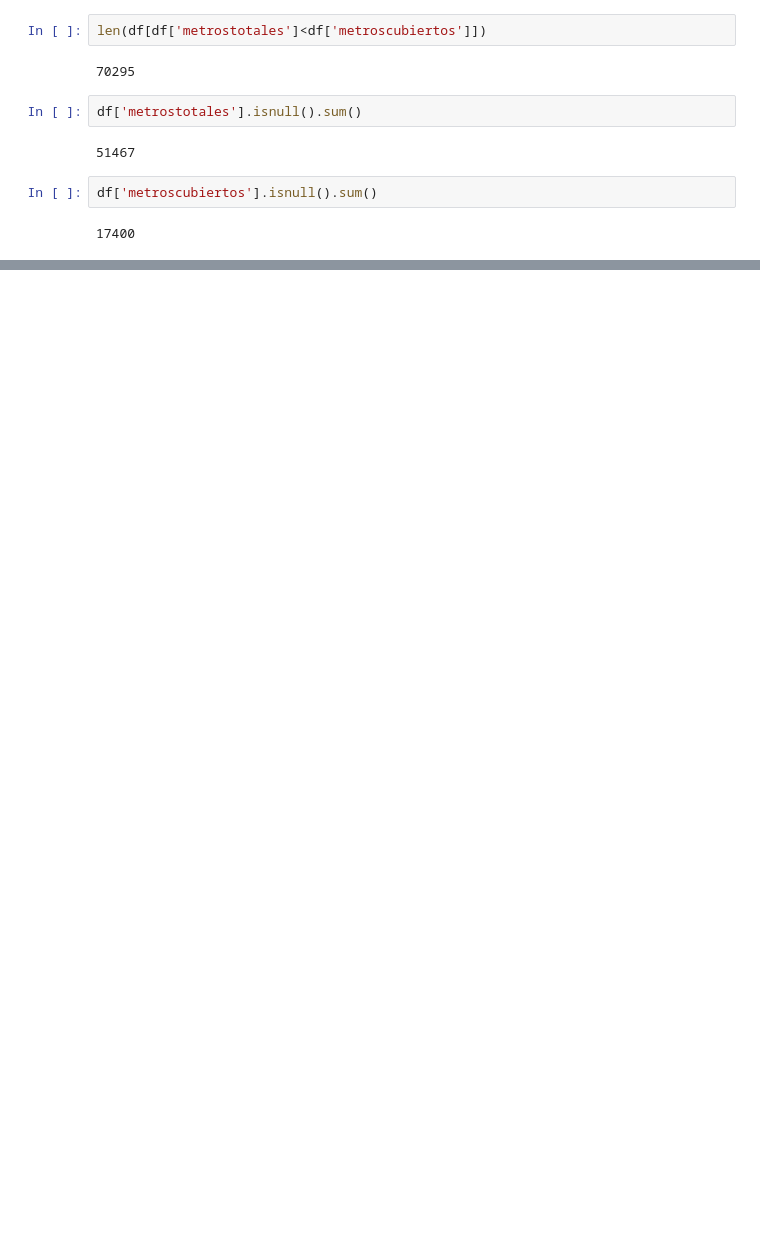
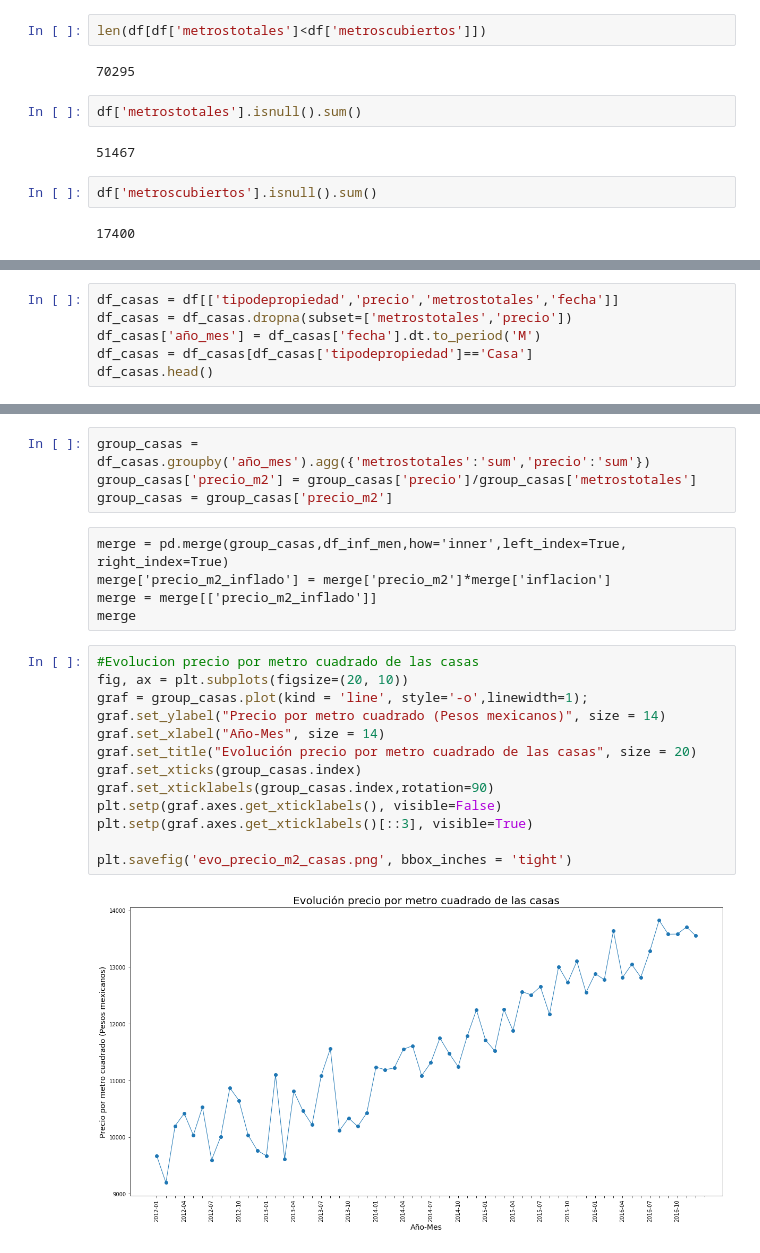
Before and after one commit to gdbien/9558-Organizacion-de-Datos, a Jupyter notebook: TP1/Franco/tp1_franco.ipynb, the cells around one changed output, grey strips where cells are left out. Cells and saved outputs as stored; diff of their text form; blank space fills up the shorter version.

```diff
--- a/TP1/Franco/tp1_franco.ipynb
+++ b/TP1/Franco/tp1_franco.ipynb
@@ -629,0 +669,6 @@ df['metroscubiertos'].isnull().sum()
+# %%
+df_casas = df[['tipodepropiedad','precio','metrostotales','fecha']]
+df_casas = df_casas.dropna(subset=['metrostotales','precio'])
+df_casas['año_mes'] = df_casas['fecha'].dt.to_period('M')
+df_casas = df_casas[df_casas['tipodepropiedad']=='Casa']
+df_casas.head()
@@ -629,0 +682,24 @@ df['metroscubiertos'].isnull().sum()
+# %%
+group_casas = df_casas.groupby('año_mes').agg({'metrostotales':'sum','precio':'sum'})
+group_casas['precio_m2'] = group_casas['precio']/group_casas['metrostotales']
+group_casas = group_casas['precio_m2']
+# %% [raw]
+merge = pd.merge(group_casas,df_inf_men,how='inner',left_index=True, right_index=True)
+merge['precio_m2_inflado'] = merge['precio_m2']*merge['inflacion']
+merge = merge[['precio_m2_inflado']]
+merge
+# %%
+#Evolucion precio por metro cuadrado de las casas
+fig, ax = plt.subplots(figsize=(20, 10))
+graf = group_casas.plot(kind = 'line', style='-o',linewidth=1);
+graf.set_ylabel("Precio por metro cuadrado (Pesos mexicanos)", size = 14)
+graf.set_xlabel("Año-Mes", size = 14)
+graf.set_title("Evolución precio por metro cuadrado de las casas", size = 20)
+graf.set_xticks(group_casas.index)
+graf.set_xticklabels(group_casas.index,rotation=90)
+plt.setp(graf.axes.get_xticklabels(), visible=False)
+plt.setp(graf.axes.get_xticklabels()[::3], visible=True)
+
+plt.savefig('evo_precio_m2_casas.png', bbox_inches = 'tight')
+# %% [output]
+[figure, added]
```
Also changed, not shown: parts of 18 cells of this notebook.
